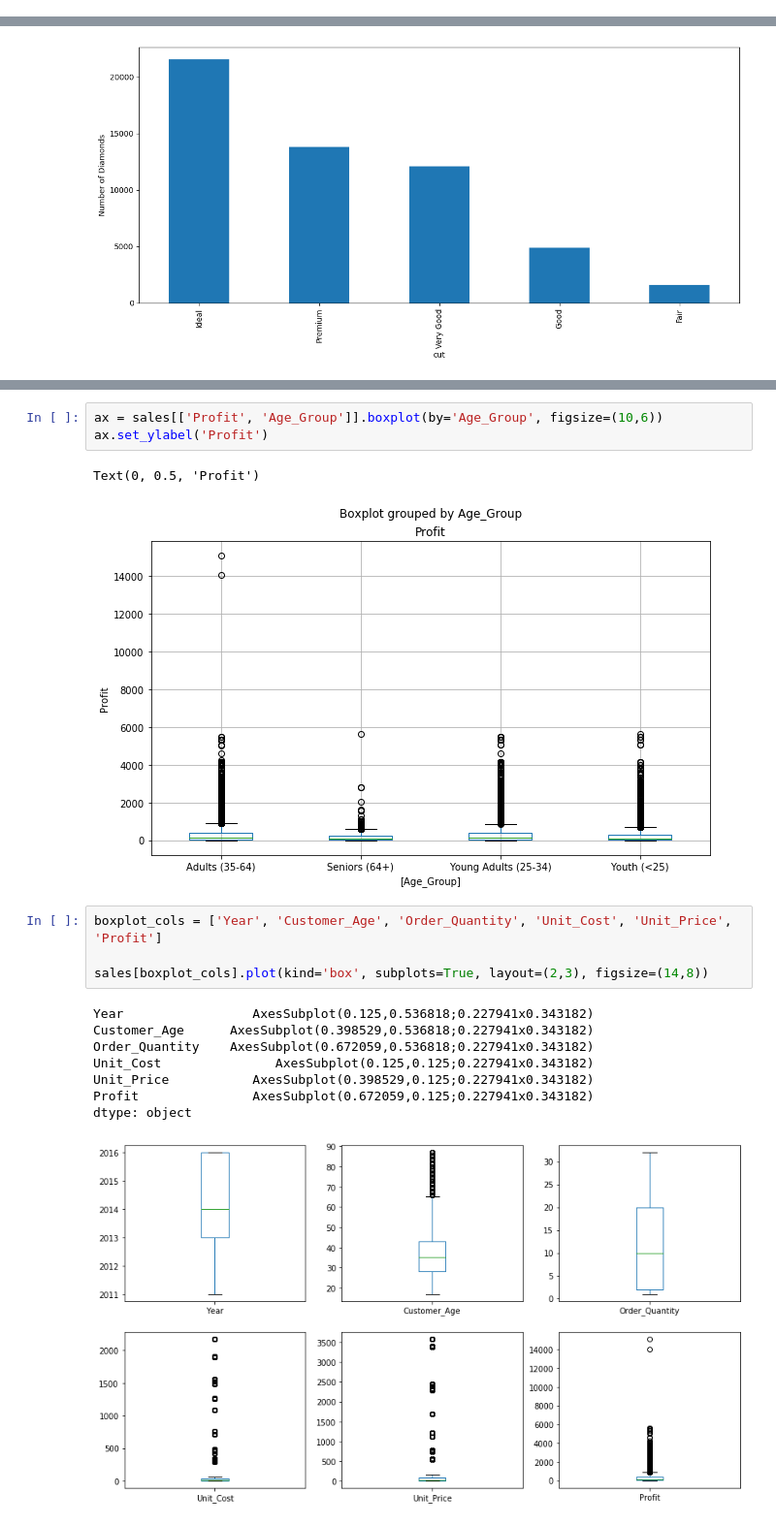
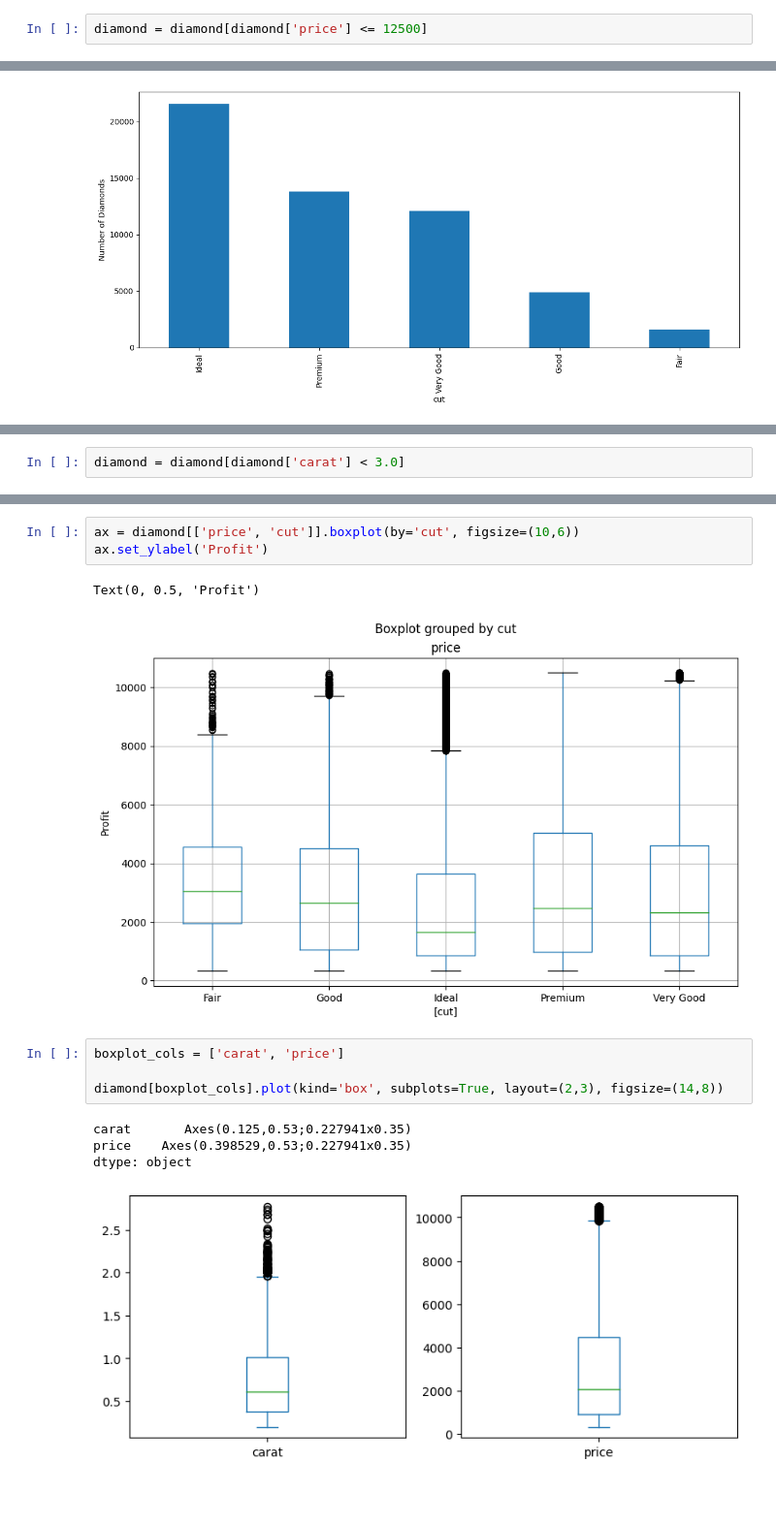
Before and after one commit to Ammar743/ML-Diamond, a Jupyter notebook: Clean_Data.ipynb, the cells around one changed output, grey strips where cells are left out. Shown at 97% size. Drawn from its saved outputs; the diff is of its cells as text; blank space fills up the shorter version.

```diff
--- a/Clean_Data.ipynb
+++ b/Clean_Data.ipynb
@@ -110,3 +102,5 @@ diamond['price'].plot(kind='box', vert=False, figsize=(14,6))
 # %% [output]
 <Axes: >
 [figure]
+# %%
+diamond = diamond[diamond['price'] <= 12500]
@@ -192 +178,3 @@ diamond.plot(kind='scatter', x='cut', y='price', figsize=(6,6))
+# %%
+diamond = diamond[diamond['carat'] < 3.0]
 # %%
@@ -197,19 +185,15 @@ sales.plot(kind='scatter', x='Revenue', y='Profit', figsize=(6,6))
 # %%
-ax = sales[['Profit', 'Age_Group']].boxplot(by='Age_Group', figsize=(10,6))
+ax = diamond[['price', 'cut']].boxplot(by='cut', figsize=(10,6))
 ax.set_ylabel('Profit')
 # %% [output]
 Text(0, 0.5, 'Profit')
-[figure, old version]
+[figure, new version]
 # %%
-boxplot_cols = ['Year', 'Customer_Age', 'Order_Quantity', 'Unit_Cost', 'Unit_Price', 'Profit']
+boxplot_cols = ['carat', 'price']
 
-sales[boxplot_cols].plot(kind='box', subplots=True, layout=(2,3), figsize=(14,8))
+diamond[boxplot_cols].plot(kind='box', subplots=True, layout=(2,3), figsize=(14,8))
 # %% [output]
-Year                 AxesSubplot(0.125,0.536818;0.227941x0.343182)
-Customer_Age      AxesSubplot(0.398529,0.536818;0.227941x0.343182)
-Order_Quantity    AxesSubplot(0.672059,0.536818;0.227941x0.343182)
-Unit_Cost               AxesSubplot(0.125,0.125;0.227941x0.343182)
-Unit_Price           AxesSubplot(0.398529,0.125;0.227941x0.343182)
-Profit               AxesSubplot(0.672059,0.125;0.227941x0.343182)
+carat       Axes(0.125,0.53;0.227941x0.35)
+price    Axes(0.398529,0.53;0.227941x0.35)
 dtype: object
-[figure, old version]
+[figure, new version]
```
Also changed, not shown: parts of 45 cells of this notebook.
